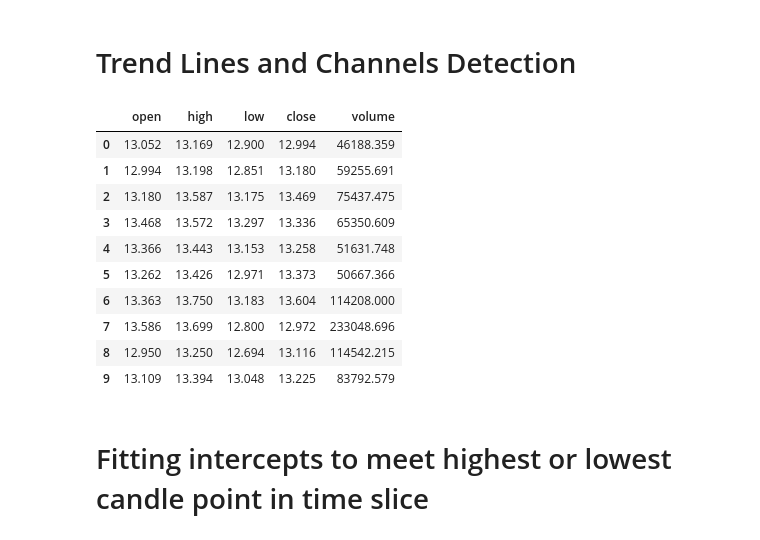
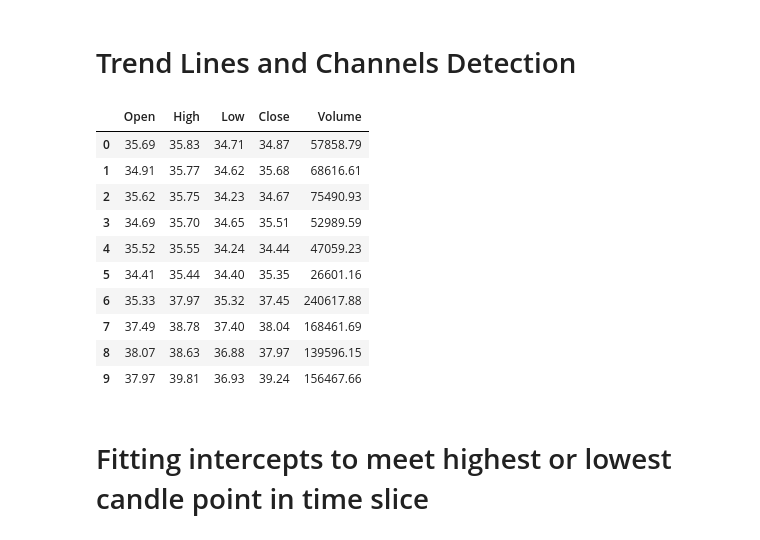
Before and after one commit to elcreek/work, a Jupyter notebook: TrendLineChannelDetection.ipynb, the cells around one changed output. Drawn from its saved outputs; the diff is of its cells as text; code cells hidden in the pictures.

```diff
--- a/TrendLineChannelDetection.ipynb
+++ b/TrendLineChannelDetection.ipynb
@@ -4,51 +4,52 @@
 import ccxt
 import pandas as pd
 
-exchange = ccxt.binance()
-exchange.load_markets()
+# exchange = ccxt.binance()
+# exchange.load_markets()
 
-'''symbols variabl contains all the symbols of the exchange '''
-symbols = exchange.symbols
+# '''symbols variabl contains all the symbols of the exchange '''
+# symbols = exchange.symbols
 
-# ticker = 'BTC-USDT'
-# timeframe ='4h'
-def ccxt_data(symbol='HNT/USDT', timeframe ='4h', limit=9000):
+# # ticker = 'BTC-USDT'
+# # timeframe ='4h'
+# def ccxt_data(symbol='HNT/USDT', timeframe ='4h', limit=9000):
 
-    """ use global to make a variable accesible by oher functions
-    and always declare it before using it  """
-    global df
+#     """ use global to make a variable accesible by oher functions
+#     and always declare it before using it  """
+#     global df
 
-    '''if you dont do timeframe=timeframe it will not work
-    but in symbol it works !!'''
-    # fetch returns a list
-    bars = exchange.fetch_ohlcv(symbol, timeframe=timeframe, limit=limit)
+#     '''if you dont do timeframe=timeframe it will not work
+#     but in symbol it works !!'''
+#     # fetch returns a list
+#     bars = exchange.fetch_ohlcv(symbol, timeframe=timeframe, limit=limit)
 
-    df = pd.DataFrame(bars[:], columns=['time', 'open', 'high', 'low', 'close', 'volume'])
-    # Time is in unix format
-    df['time'] = pd.to_datetime(df['time'], unit='ms')
-    df.set_index('time', inplace=True)
+#     df = pd.DataFrame(bars[:], columns=['time', 'open', 'high', 'low', 'close', 'volume'])
+#     # Time is in unix format
+#     df['time'] = pd.to_datetime(df['time'], unit='ms')
+#     df.set_index('time', inplace=True)
 
-    return df
+#     return df
+
+df = pd.read_csv('data/4h/ATOM_BUSD_4h_111.csv', index_col='Time')
 # %%
-import pandas as pd
-ccxt_data()
+
 #Check if NA values are in data
-df=df[df['volume']!=0]
+df=df[df['Volume']!=0]
 df.reset_index(drop=True, inplace=True)
 df.isna().sum()
 df.head(10)
 # %% [output]
-|  | open | high | low | close | volume |
-| 0 | 13.052 | 13.169 | 12.900 | 12.994 | 46188.359 |
-| 1 | 12.994 | 13.198 | 12.851 | 13.180 | 59255.691 |
-| 2 | 13.180 | 13.587 | 13.175 | 13.469 | 75437.475 |
-| 3 | 13.468 | 13.572 | 13.297 | 13.336 | 65350.609 |
-| 4 | 13.366 | 13.443 | 13.153 | 13.258 | 51631.748 |
-| 5 | 13.262 | 13.426 | 12.971 | 13.373 | 50667.366 |
-| 6 | 13.363 | 13.750 | 13.183 | 13.604 | 114208.000 |
-| 7 | 13.586 | 13.699 | 12.800 | 12.972 | 233048.696 |
-| 8 | 12.950 | 13.250 | 12.694 | 13.116 | 114542.215 |
-| 9 | 13.109 | 13.394 | 13.048 | 13.225 | 83792.579 |
+|  | Open | High | Low | Close | Volume |
+| 0 | 35.69 | 35.83 | 34.71 | 34.87 | 57858.79 |
+| 1 | 34.91 | 35.77 | 34.62 | 35.68 | 68616.61 |
+| 2 | 35.62 | 35.75 | 34.23 | 34.67 | 75490.93 |
+| 3 | 34.69 | 35.70 | 34.65 | 35.51 | 52989.59 |
+| 4 | 35.52 | 35.55 | 34.24 | 34.44 | 47059.23 |
+| 5 | 34.41 | 35.44 | 34.40 | 35.35 | 26601.16 |
+| 6 | 35.33 | 37.97 | 35.32 | 37.45 | 240617.88 |
+| 7 | 37.49 | 38.78 | 37.40 | 38.04 | 168461.69 |
+| 8 | 38.07 | 38.63 | 36.88 | 37.97 | 139596.15 |
+| 9 | 37.97 | 39.81 | 36.93 | 39.24 | 156467.66 |
 # %%
 dfpl = df[:]
 import plotly.graph_objects as go
```
Also changed, not shown: parts of 4 cells of this notebook, 2 other files.
